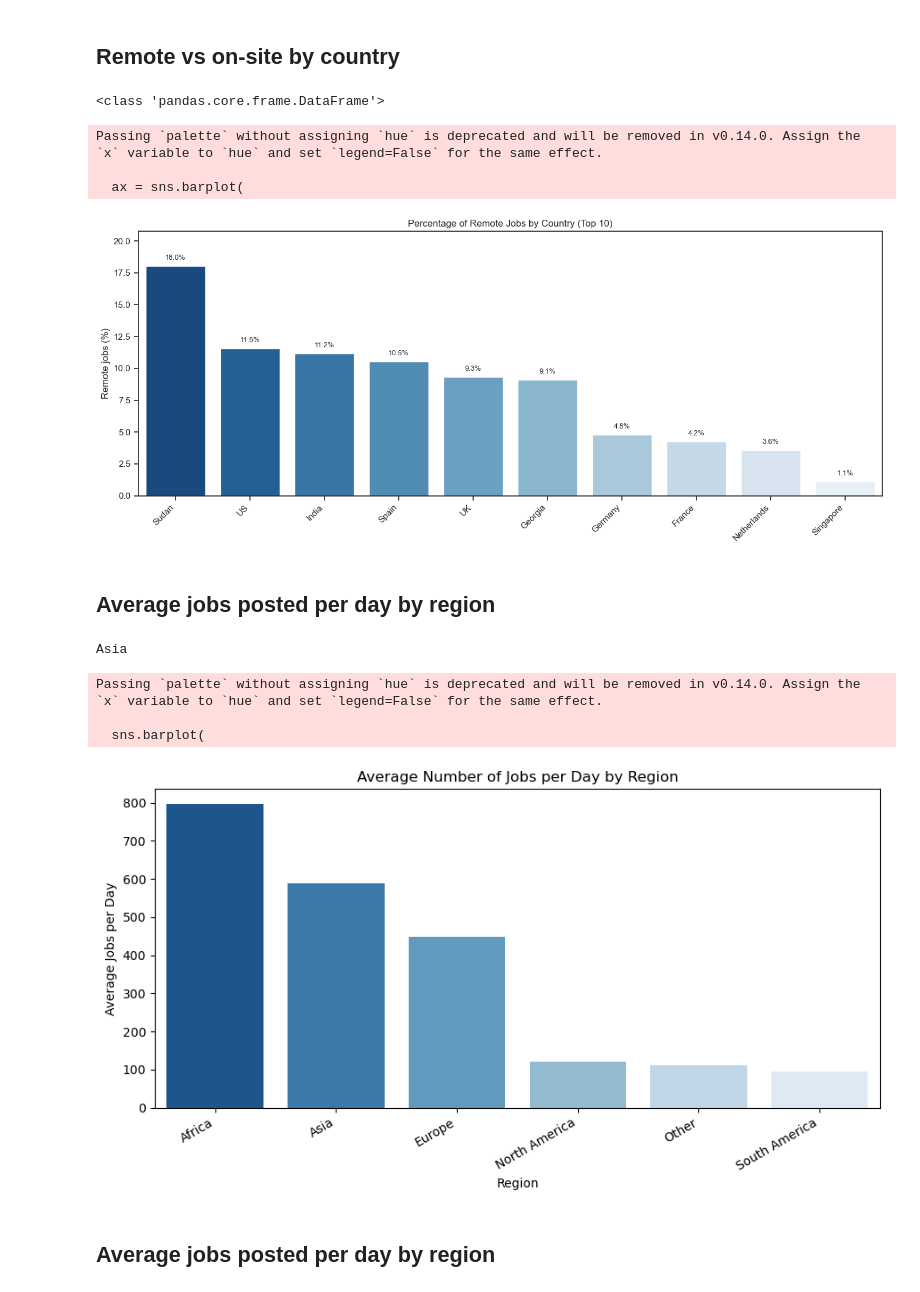
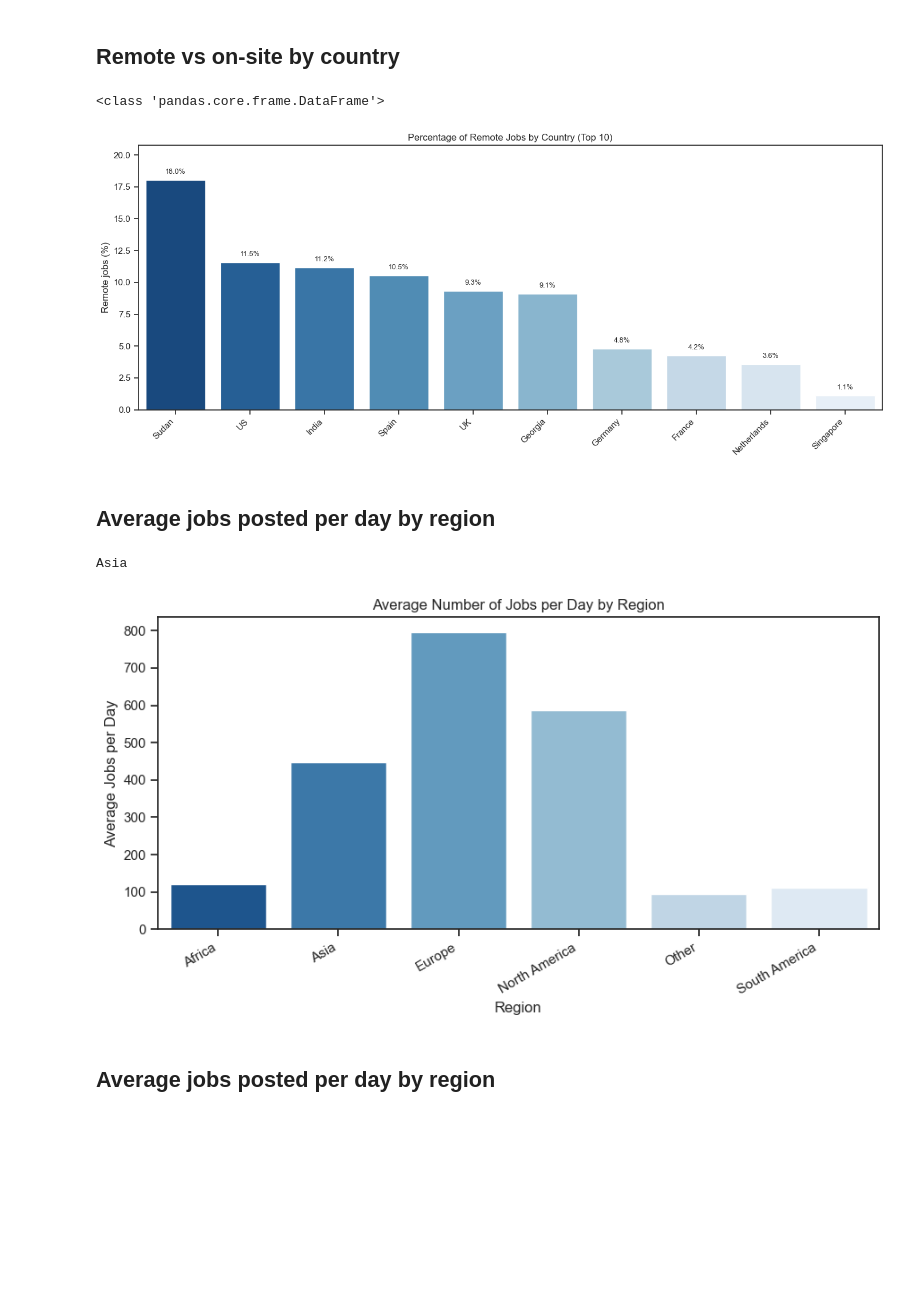
Before and after one commit to justerkb/global-tech-job-market-analysis, a Jupyter notebook: src/3_Exploratory_Analysis.ipynb, the cells around one changed output. Cells and saved outputs as stored; diff of their text form; code cells hidden in the pictures; blank space fills up the shorter version.

```diff
--- a/src/3_Exploratory_Analysis.ipynb
+++ b/src/3_Exploratory_Analysis.ipynb
@@ -13,7 +13,7 @@
 import pandas as pd
 from datasets import load_dataset
 
-df = pd.read_csv("/Users/yerko/Desktop/Data Analysis/Project/data/data_jobs")
+df = pd.read_csv("/Users/yerko/Desktop/Project/data/data_jobs")
 df["job_posted_date"] = pd.to_datetime(df["job_posted_date"], errors="coerce")
 df['job_title_short'].unique()
 dataset = load_dataset('lukebarousse/data_jobs')
@@ -117,7 +117,9 @@ ax = sns.barplot(
     x="country",
     y="remote_pct",
     data=plot_df,
+    hue="country",
     palette="Blues_r",
+    legend=False,
     order=plot_df["country"]
 )
 
@@ -144,9 +146,6 @@ plt.tight_layout()
 plt.show()
 # %% [output]
 <class 'pandas.core.frame.DataFrame'>
-Passing `palette` without assigning `hue` is deprecated and will be removed in v0.14.0. Assign the `x` variable to `hue` and set `legend=False` for the same effect.
-
-  ax = sns.barplot(
 [figure]
 # %% [markdown]
 ## Average jobs posted per day by region
@@ -218,39 +217,38 @@ jobs_posted_days.columns = ['Region', "Date", "Jobs Count"]
 
 total_days = jobs_posted_days.groupby("Region").size()
 jobs_c =jobs_posted_days.groupby("Region")['Jobs Count'].sum()
 jobs_statistic_days = pd.DataFrame({
     "Total Days":total_days,
     "Total Jobs":jobs_c,
     "Average Per Day": (jobs_c / total_days)
 })
 jobs_statistic_days['Min Day'] = jobs_posted_days.groupby("Region")['Jobs Count'].min()
 jobs_statistic_days['Max Day'] = jobs_posted_days.groupby("Region")['Jobs Count'].max()
 jobs_statistic_days['Median'] = jobs_posted_days.groupby("Region")['Jobs Count'].median()
 
 
 import seaborn as sns
 import matplotlib.pyplot as plt
 
 plt.figure(figsize=(9, 5))
 
 sns.barplot(
     x=jobs_statistic_days.index,
-    y=jobs_statistic_days["Average Per Day"].sort_values(ascending=False),
-    palette="Blues_r"
+    y=jobs_statistic_days["Average Per Day"],
+    hue=jobs_statistic_days.index,
+    palette="Blues_r",
+    legend=False
 )
 
 plt.title("Average Number of Jobs per Day by Region")
 plt.ylabel("Average Jobs per Day")
 
 plt.xticks(rotation=30, ha="right")
 plt.tight_layout()
 plt.show()
 # %% [output]
 Asia
-Passing `palette` without assigning `hue` is deprecated and will be removed in v0.14.0. Assign the `x` variable to `hue` and set `legend=False` for the same effect.
-
-  sns.barplot(
-[figure, old version]
+[figure, new version]
 # %% [markdown]
 ## Average jobs posted per day by region
 # %%
```
Also changed, not shown: 1 other file.
